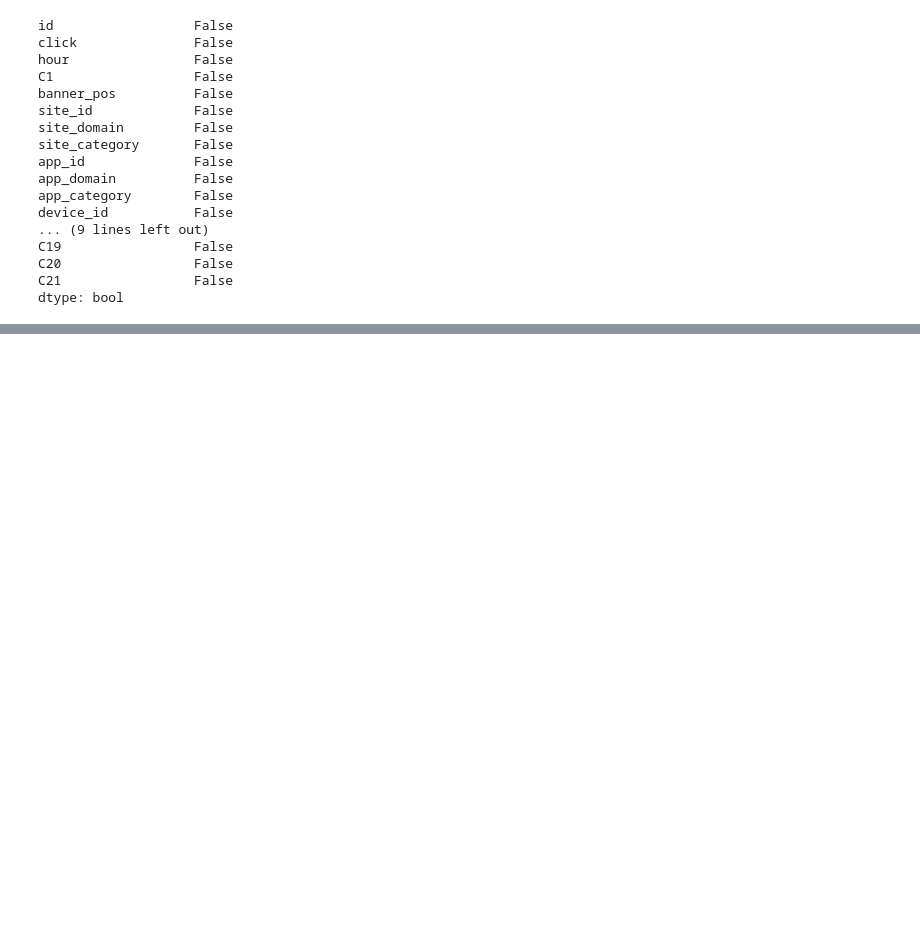
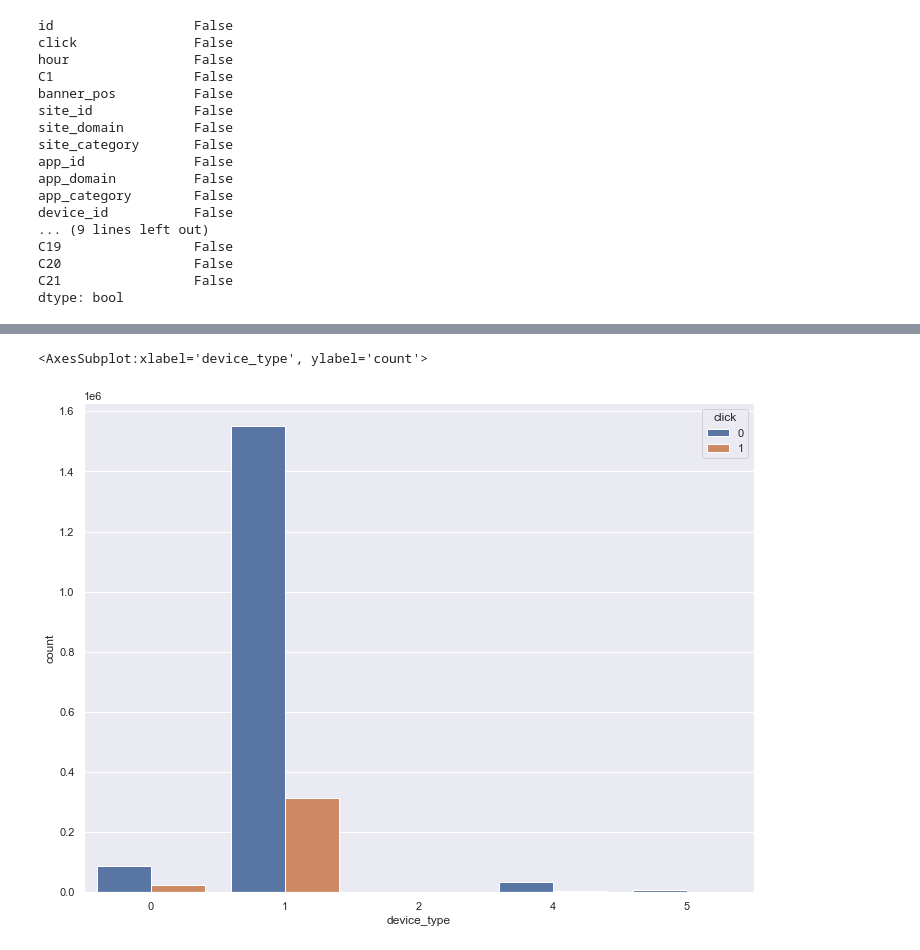
Before and after one commit to kris2692/Springboard_Avazu_Capstone_2, a Jupyter notebook: EDA/Avazu_Capstone_2_EDA.ipynb, the cells around one changed output, grey strips where cells are left out. Saved outputs shown, nothing was run; the diff lists cells and outputs as text; code cells hidden in the pictures; blank space fills up the shorter version.

```diff
--- a/EDA/Avazu_Capstone_2_EDA.ipynb
+++ b/EDA/Avazu_Capstone_2_EDA.ipynb
@@ -92,0 +160,5 @@ sns.countplot(x="click", data=df_raw)
+# %%
+sns.countplot(x = "device_type", data = df_raw_sample, hue = "click")
+# %% [output]
+<AxesSubplot:xlabel='device_type', ylabel='count'>
+[figure, added]
```
Also changed, not shown: parts of 19 cells of this notebook.
